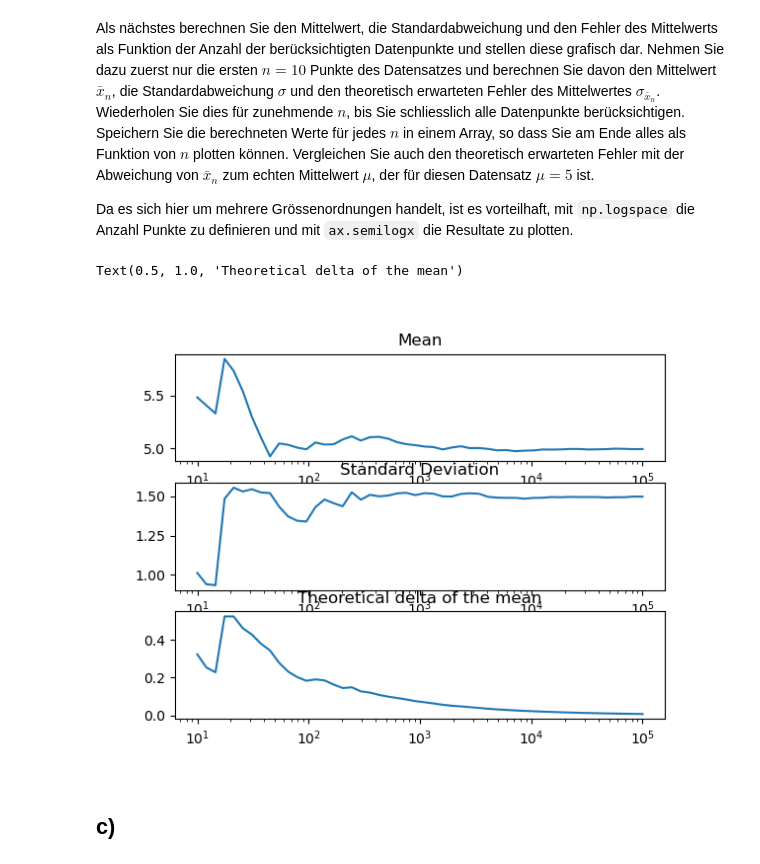
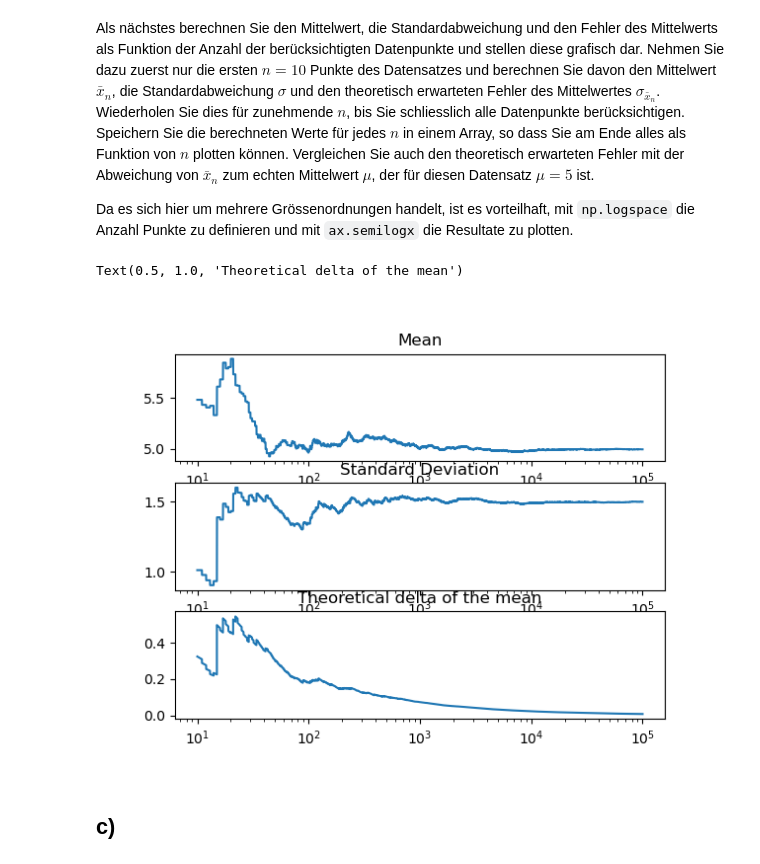
Before and after one commit to Qjasch/Datenanalyse, a Jupyter notebook: Exercises/Ex04/Messfehler und Fehlerfortpflanzung.ipynb, the cells around one changed output. Cells and saved outputs as stored; diff of their text form; code cells hidden in the pictures.

```diff
--- a/Exercises/Ex04/Messfehler und Fehlerfortpflanzung.ipynb
+++ b/Exercises/Ex04/Messfehler und Fehlerfortpflanzung.ipynb
@@ -50,25 +50,25 @@ Vergleichen Sie auch den theoretisch erwarteten Fehler mit der Abweichung von $\
 
 Da es sich hier um mehrere Grössenordnungen handelt, ist es vorteilhaft, mit `np.logspace` die Anzahl Punkte zu definieren und mit `ax.semilogx` die Resultate zu plotten.
 # %%
-ns = np.logspace(1, np.log10(data.shape[0]), 50)
+ns = np.logspace(1, np.log10(data.shape[0]), data.shape[0])
 
 means = [np.mean(data[:int(n)]) for n in ns]
 stds = [np.std(data[:int(n)]) for n in ns]
 delta_mean = [np.std(data[:int(n)])**2 / np.sqrt(n) for n in ns]
 
 fig, (ax_1, ax_2, ax_3) = plt.subplots(3, 1)
 
 
 ax_1.semilogx(ns, means)
 ax_2.semilogx(ns, stds)
 ax_3.semilogx(ns, delta_mean)
 
 ax_1.set_title('Mean')
 ax_2.set_title('Standard Deviation')
 ax_3.set_title('Theoretical delta of the mean')
 # %% [output]
 Text(0.5, 1.0, 'Theoretical delta of the mean')
-[figure, old version]
+[figure, new version]
 # %% [markdown]
 ## c)
 # %% [markdown]
```
Also changed, not shown: parts of 8 cells of this notebook, 1 other file.
